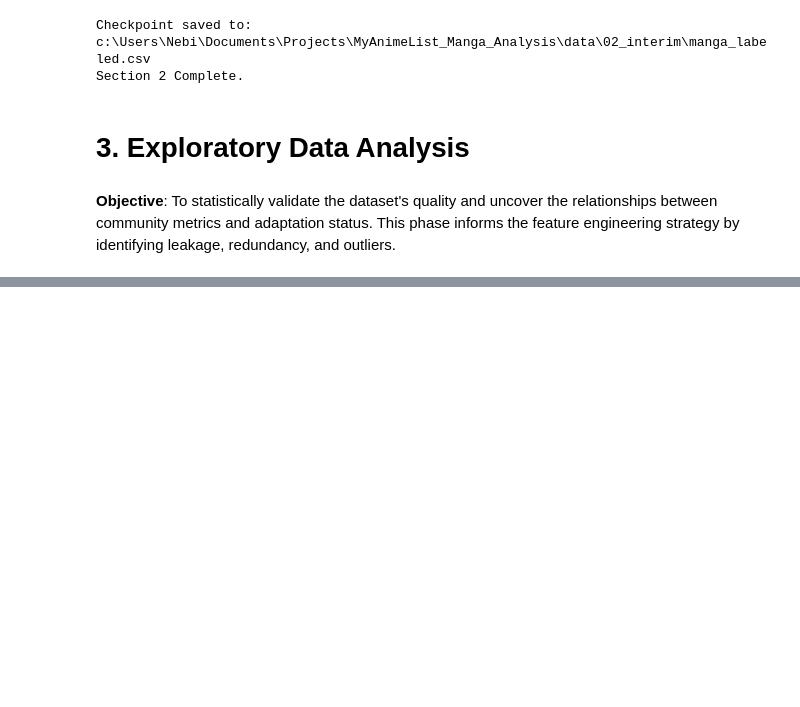
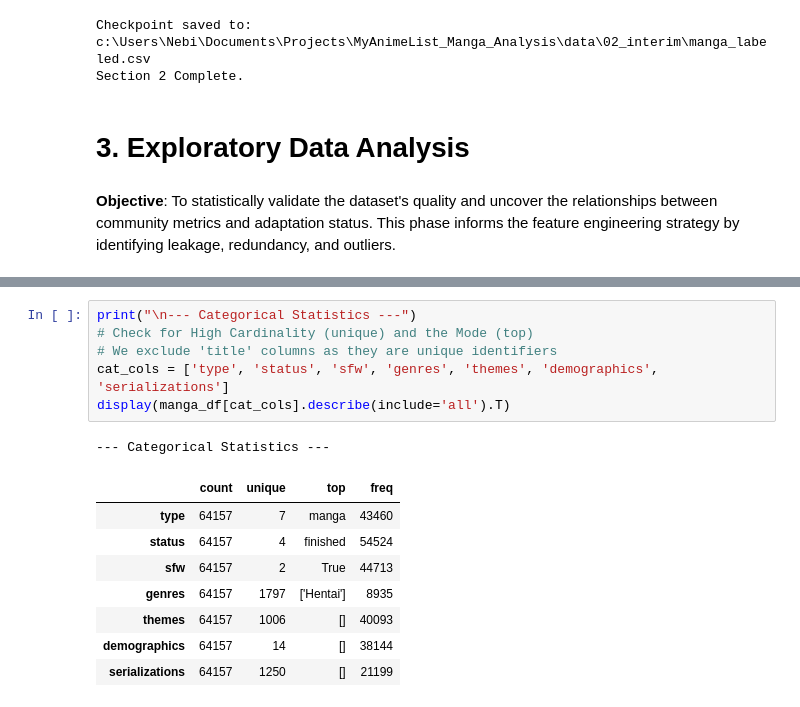
Before and after one commit to kennethyyoung/MyAnimeList_Manga_Analysis, a Jupyter notebook: notebooks/analysis.ipynb, the cells around one changed output, grey strips where cells are left out. Cells and saved outputs as stored; diff of their text form; blank space fills up the shorter version.

```diff
--- a/notebooks/analysis.ipynb
+++ b/notebooks/analysis.ipynb
@@ -677,0 +587,16 @@ plt.show()
+# %%
+print("\n--- Categorical Statistics ---")
+# Check for High Cardinality (unique) and the Mode (top)
+# We exclude 'title' columns as they are unique identifiers
+cat_cols = ['type', 'status', 'sfw', 'genres', 'themes', 'demographics', 'serializations']
+display(manga_df[cat_cols].describe(include='all').T)
+# %% [output]
+--- Categorical Statistics ---
+|  | count | unique | top | freq |
+| type | 64157 | 7 | manga | 43460 |
+| status | 64157 | 4 | finished | 54524 |
+| sfw | 64157 | 2 | True | 44713 |
+| genres | 64157 | 1797 | ['Hentai'] | 8935 |
+| themes | 64157 | 1006 | [] | 40093 |
+| demographics | 64157 | 14 | [] | 38144 |
+| serializations | 64157 | 1250 | [] | 21199 |
```
Also changed, not shown: parts of 22 cells of this notebook.
